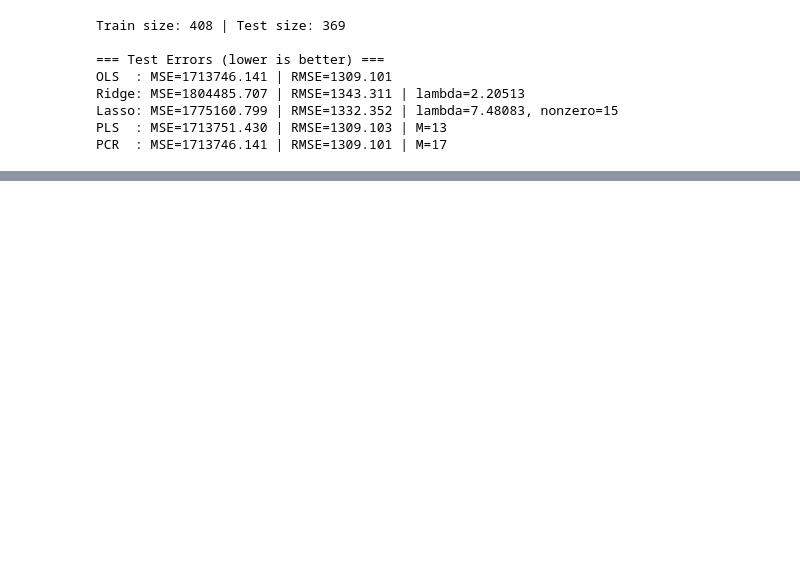
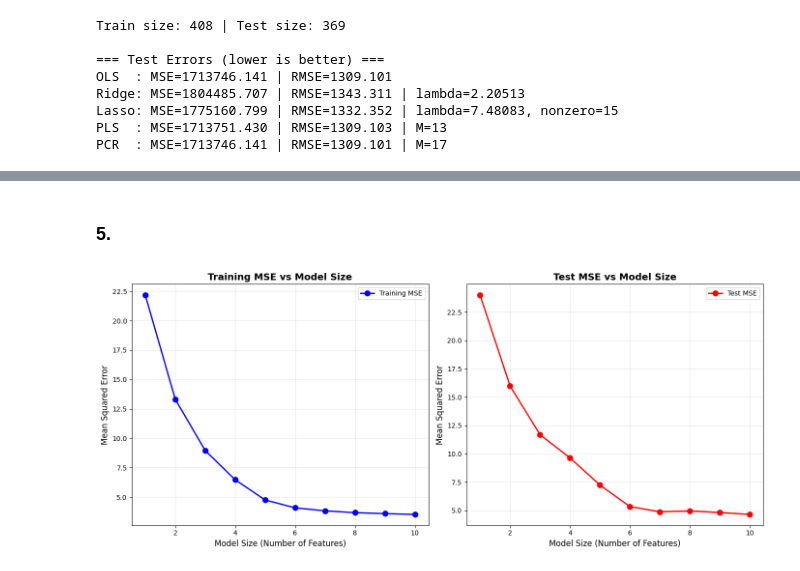
Before and after one commit to channreaksmey/statistical-modeling-tp, a Jupyter notebook: TP3/notebook.ipynb, the cells around one changed output, grey strips where cells are left out. Saved outputs shown, nothing was run; the diff lists cells and outputs as text; code cells hidden in the pictures; blank space fills up the shorter version.

```diff
--- a/TP3/notebook.ipynb
+++ b/TP3/notebook.ipynb
@@ -915,0 +1151,29 @@ PCR  : MSE=1713746.141 | RMSE=1309.101 | M=17
+# %% [markdown]
+### 5.
+# %%
+# %%
+# Create the plots
+model_sizes = list(range(1, len(train_mses) + 1))
+
+fig, (ax1, ax2) = nita_plt.subplots(1, 2, figsize=(14, 6))
+
+# Plot training MSE
+ax1.plot(model_sizes, train_mses, 'bo-', linewidth=2, markersize=8, label='Training MSE')
+ax1.set_xlabel('Model Size (Number of Features)', fontsize=12)
+ax1.set_ylabel('Mean Squared Error', fontsize=12)
+ax1.set_title('Training MSE vs Model Size', fontsize=14, fontweight='bold')
+ax1.grid(True, alpha=0.3)
+ax1.legend()
+
+# Plot test MSE
+ax2.plot(model_sizes, test_mses, 'ro-', linewidth=2, markersize=8, label='Test MSE')
+ax2.set_xlabel('Model Size (Number of Features)', fontsize=12)
+ax2.set_ylabel('Mean Squared Error', fontsize=12)
+ax2.set_title('Test MSE vs Model Size', fontsize=14, fontweight='bold')
+ax2.grid(True, alpha=0.3)
+ax2.legend()
+
+nita_plt.tight_layout()
+nita_plt.show()
+# %% [output]
+[figure, added]
```
Also changed, not shown: parts of 22 cells of this notebook, 3 other files.
